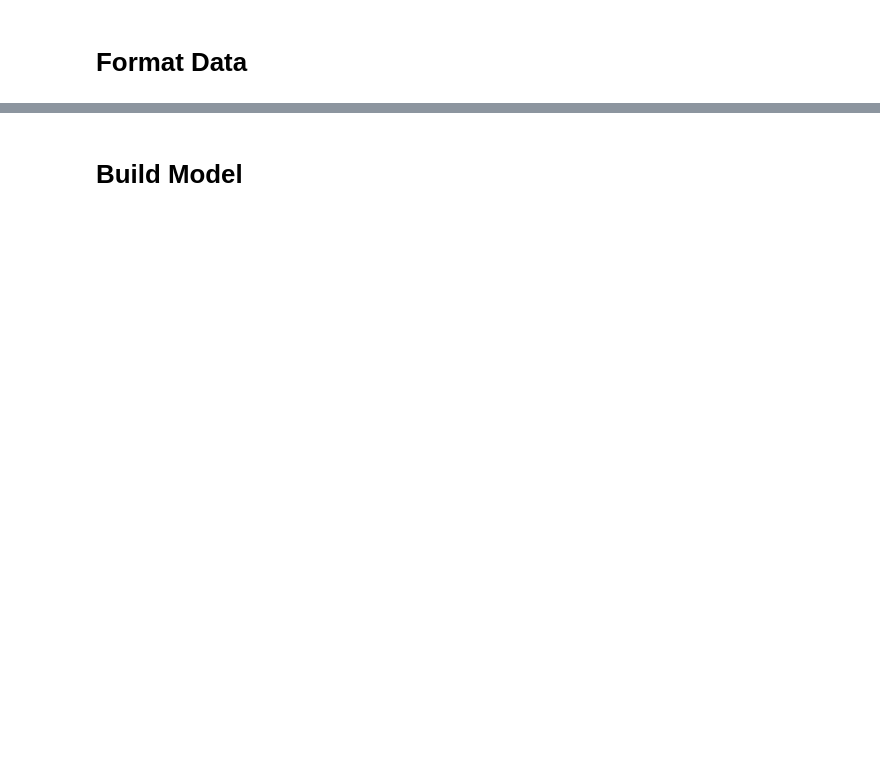
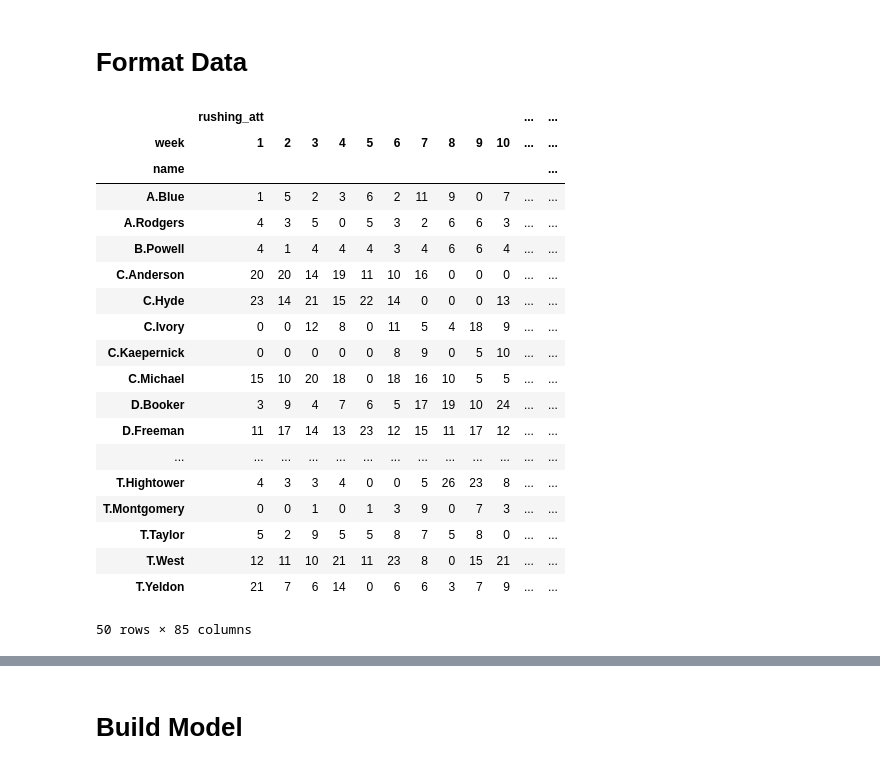
Before and after one commit to brentzucker/deep-learning-fantasy-football, a Jupyter notebook: Baseline.ipynb, the cells around one changed output, grey strips where cells are left out. Cells and saved outputs as stored; diff of their text form; code cells hidden in the pictures; blank space fills up the shorter version.

```diff
--- a/Baseline.ipynb
+++ b/Baseline.ipynb
@@ -73,2 +73,28 @@ df
 # %% [markdown]
 # Format Data
+# %%
+# TODO
+df = df.fillna(0)
+df_pivot = df.unstack(level=-1)
+df_pivot
+# %% [output]
+|  | rushing_att |  |  |  |  |  |  |  |  |  | ... | ... |
+| week | 1 | 2 | 3 | 4 | 5 | 6 | 7 | 8 | 9 | 10 | ... | ... |
+| name |  |  |  |  |  |  |  |  |  |  |  | ... |
+| A.Blue | 1 | 5 | 2 | 3 | 6 | 2 | 11 | 9 | 0 | 7 | ... | ... |
+| A.Rodgers | 4 | 3 | 5 | 0 | 5 | 3 | 2 | 6 | 6 | 3 | ... | ... |
+| B.Powell | 4 | 1 | 4 | 4 | 4 | 3 | 4 | 6 | 6 | 4 | ... | ... |
+| C.Anderson | 20 | 20 | 14 | 19 | 11 | 10 | 16 | 0 | 0 | 0 | ... | ... |
+| C.Hyde | 23 | 14 | 21 | 15 | 22 | 14 | 0 | 0 | 0 | 13 | ... | ... |
+| C.Ivory | 0 | 0 | 12 | 8 | 0 | 11 | 5 | 4 | 18 | 9 | ... | ... |
+| C.Kaepernick | 0 | 0 | 0 | 0 | 0 | 8 | 9 | 0 | 5 | 10 | ... | ... |
+| C.Michael | 15 | 10 | 20 | 18 | 0 | 18 | 16 | 10 | 5 | 5 | ... | ... |
+| D.Booker | 3 | 9 | 4 | 7 | 6 | 5 | 17 | 19 | 10 | 24 | ... | ... |
+| D.Freeman | 11 | 17 | 14 | 13 | 23 | 12 | 15 | 11 | 17 | 12 | ... | ... |
+| ... | ... | ... | ... | ... | ... | ... | ... | ... | ... | ... | ... | ... |
+| T.Hightower | 4 | 3 | 3 | 4 | 0 | 0 | 5 | 26 | 23 | 8 | ... | ... |
+| T.Montgomery | 0 | 0 | 1 | 0 | 1 | 3 | 9 | 0 | 7 | 3 | ... | ... |
+| T.Taylor | 5 | 2 | 9 | 5 | 5 | 8 | 7 | 5 | 8 | 0 | ... | ... |
+| T.West | 12 | 11 | 10 | 21 | 11 | 23 | 8 | 0 | 15 | 21 | ... | ... |
+| T.Yeldon | 21 | 7 | 6 | 14 | 0 | 6 | 6 | 3 | 7 | 9 | ... | ... |
+50 rows × 85 columns
```
Also changed, not shown: parts of 12 cells of this notebook.
